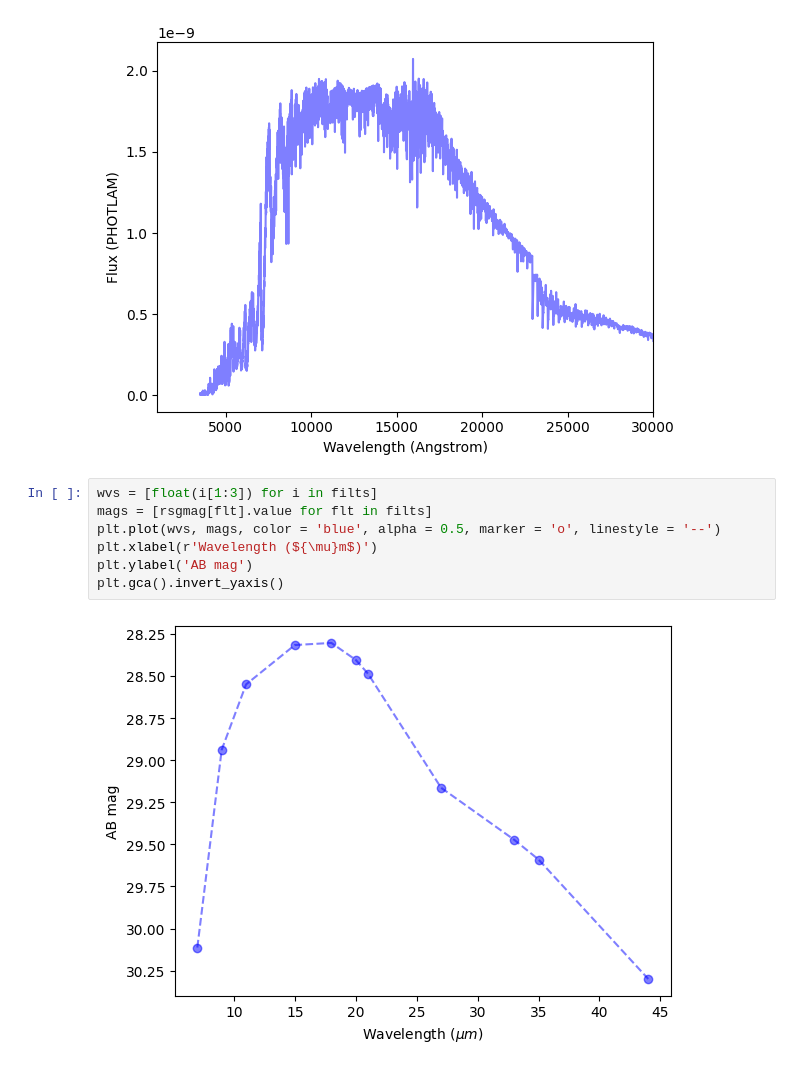
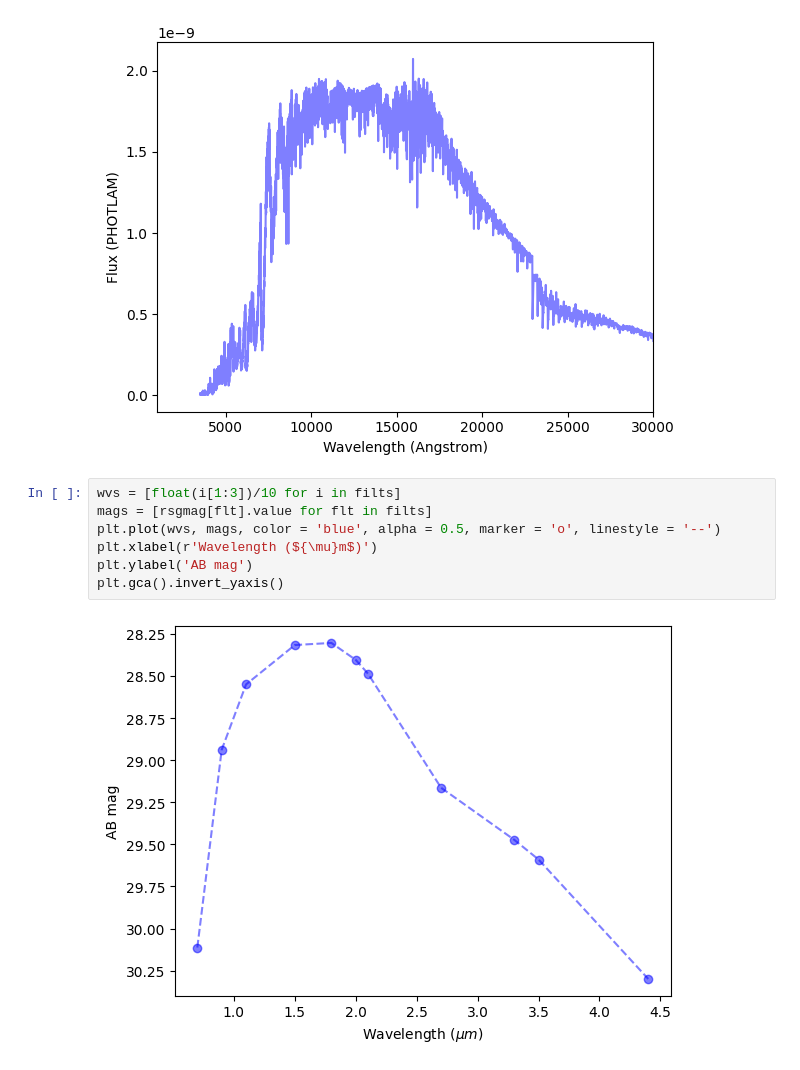
Before and after one commit to aswinsuresh24/rsg_phot, a Jupyter notebook: rsg_phot.ipynb, the cells around one changed output. Cells and saved outputs as stored; diff of their text form.

```diff
--- a/rsg_phot.ipynb
+++ b/rsg_phot.ipynb
@@ -29,11 +31,11 @@ plt.ylabel('Flux (PHOTLAM)')
 Text(0, 0.5, 'Flux (PHOTLAM)')
 [figure]
 # %%
-wvs = [float(i[1:3]) for i in filts]
+wvs = [float(i[1:3])/10 for i in filts]
 mags = [rsgmag[flt].value for flt in filts]
 plt.plot(wvs, mags, color = 'blue', alpha = 0.5, marker = 'o', linestyle = '--')
 plt.xlabel(r'Wavelength (${\mu}m$)')
 plt.ylabel('AB mag')
 plt.gca().invert_yaxis()
 # %% [output]
-[figure, old version]
+[figure, new version]
```
Also changed, not shown: parts of 2 cells of this notebook, 2 other files.
